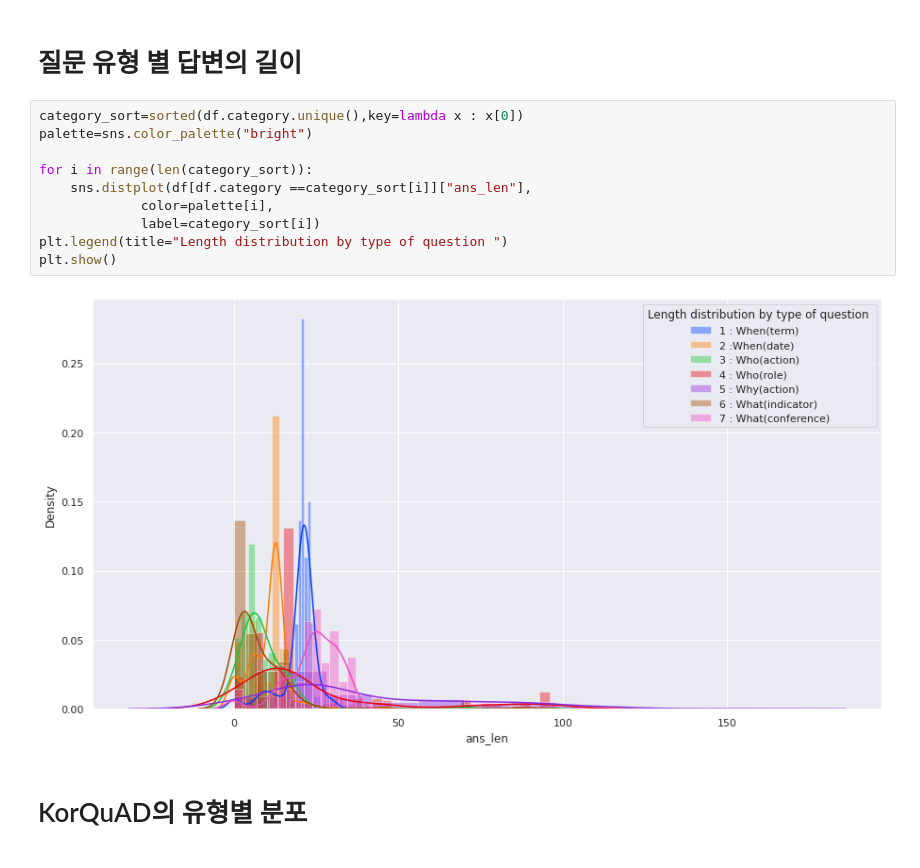
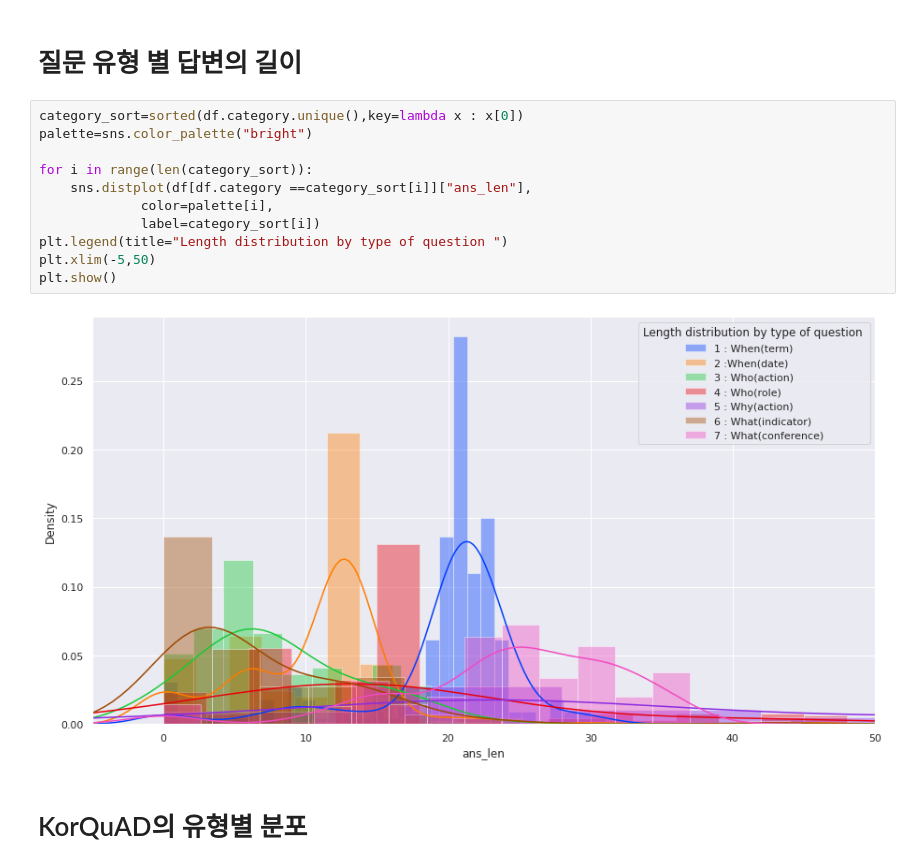
Before and after one commit to boostcampaitech3/final-project-level3-nlp-09, a Jupyter notebook: data_utils/EDA.ipynb, the cells around one changed output. Drawn from its saved outputs; the diff is of its cells as text.

Commit message:
feat : update xlim EDA.ipynb

```diff
--- a/data_utils/EDA.ipynb
+++ b/data_utils/EDA.ipynb
@@ -146,15 +146,16 @@ sns.countplot(y='category', data=df, order=df['category'].value_counts().index)
 # %%
 category_sort=sorted(df.category.unique(),key=lambda x : x[0])
 palette=sns.color_palette("bright")
 
 for i in range(len(category_sort)):
     sns.distplot(df[df.category ==category_sort[i]]["ans_len"],
              color=palette[i],
              label=category_sort[i])
 plt.legend(title="Length distribution by type of question ")
+plt.xlim(-5,50)
 plt.show()
 # %% [output]
-[figure, old version]
+[figure, new version]
 # %% [markdown]
 # KorQuAD의 유형별 분포
 # %% [markdown]
```
Also changed, not shown: parts of 9 cells of this notebook.
